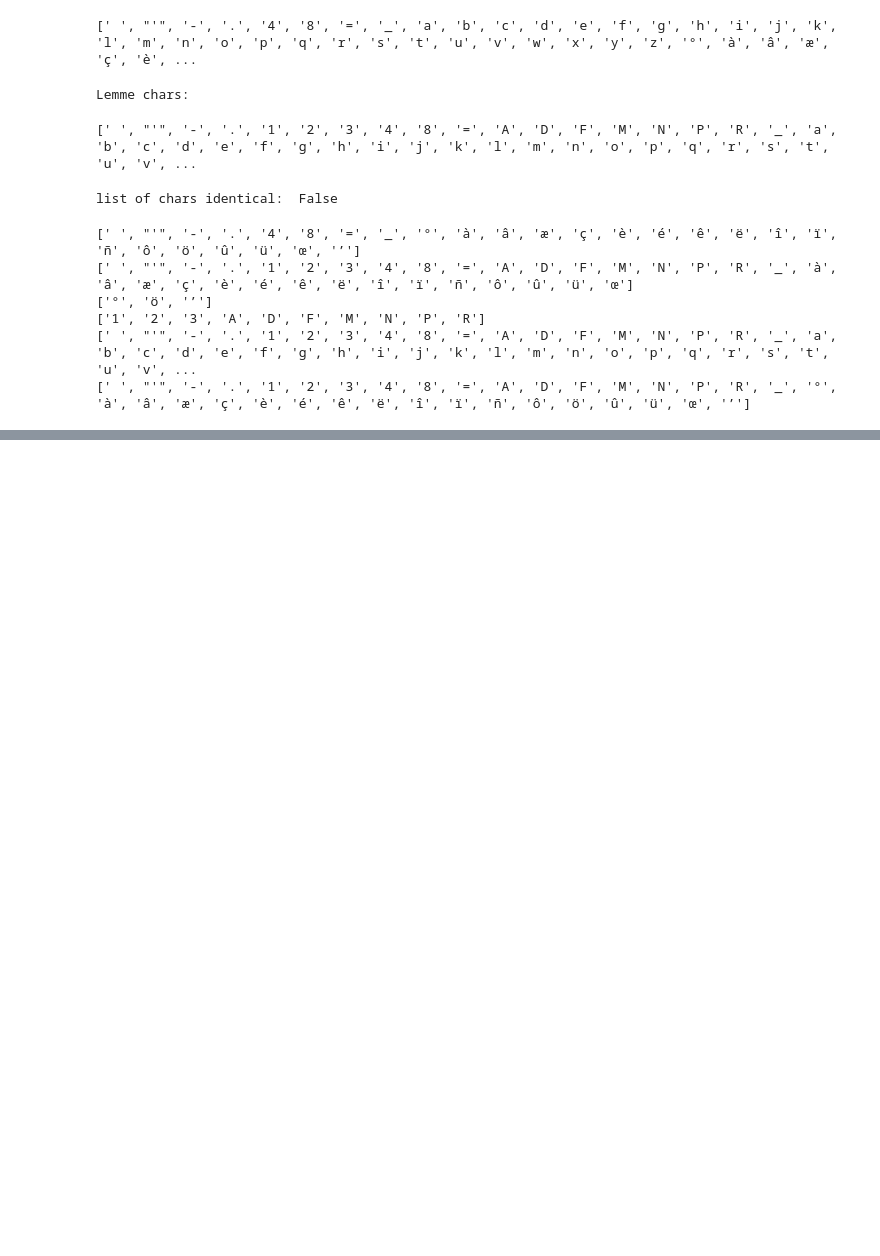
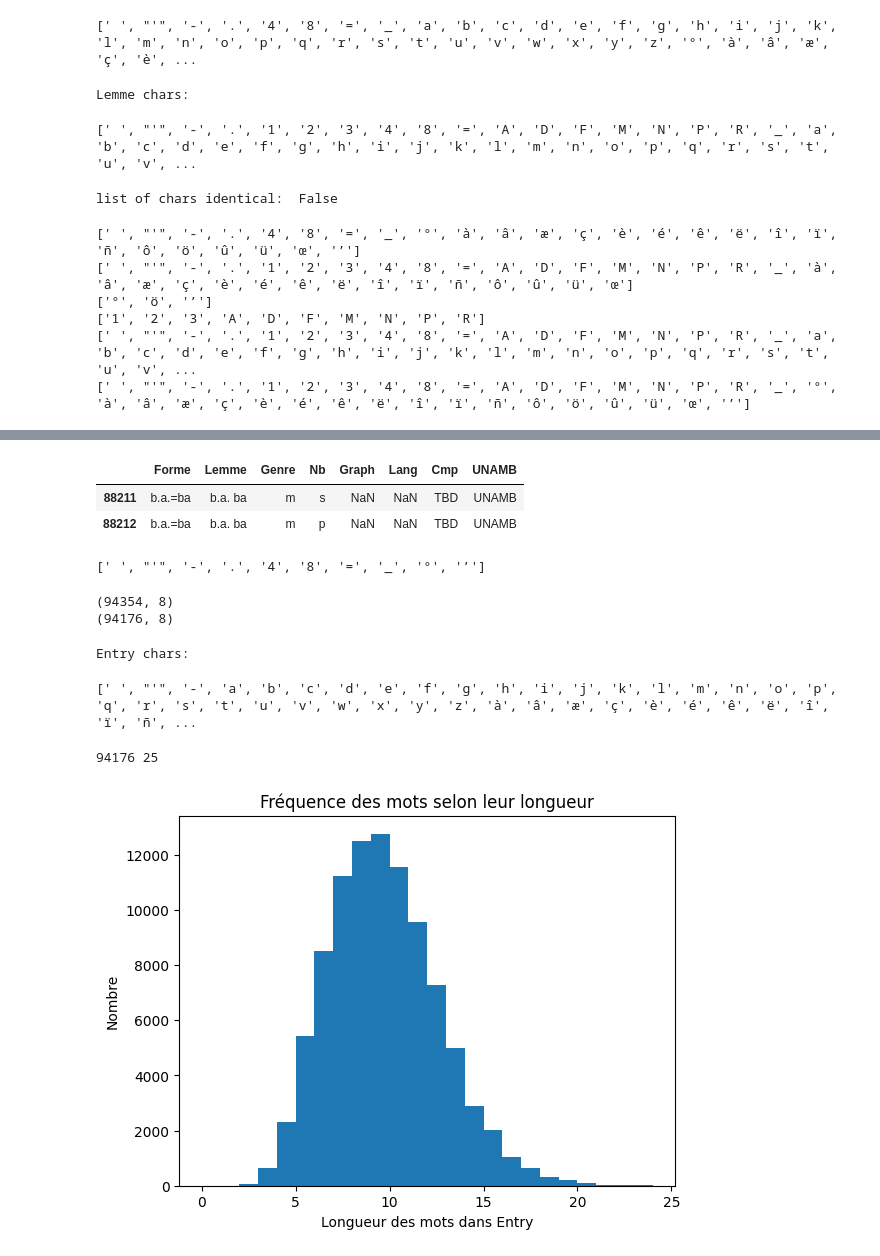
Before and after one commit to Fran-6/NLP_Genrage, a Jupyter notebook: le-DM/scripts.ipynb, the cells around one changed output, grey strips where cells are left out. Drawn from its saved outputs; the diff is of its cells as text; code cells hidden in the pictures; blank space fills up the shorter version.

Commit message:
ajout histogrammme longuer Lemme

```diff
--- a/le-DM/scripts.ipynb
+++ b/le-DM/scripts.ipynb
@@ -245,0 +286,7 @@ print(sorted((s_l | s_f) - s_az))
+# %%
+# vérifier le nombre de lignes qui contiennent vraiment "."
+df[df['Forme'].str.contains("\\.", case=False, na=False)]
+# %% [output]
+|  | Forme | Lemme | Genre | Nb | Graph | Lang | Cmp | UNAMB |
+| 88211 | b.a.=ba | b.a. ba | m | s | NaN | NaN | TBD | UNAMB |
+| 88212 | b.a.=ba | b.a. ba | m | p | NaN | NaN | TBD | UNAMB |
@@ -245,0 +308,67 @@ print(sorted((s_l | s_f) - s_az))
+# %%
+# la liste hors caractères alphanumériques
+print(s_f_notalpha)
+# %% [output]
+[' ', "'", '-', '.', '4', '8', '=', '_', '°', '’']
+# %%
+# suppression les lignes problématiques
+a_supprimer = ['\\.', '4', '8', '°', '’']
+
+print(df.shape)
+for l in a_supprimer:
+    df.drop(df[df['Forme'].str.contains(l)].index, inplace=True)
+
+print(df.shape)
+# %% [output]
+(94354, 8)
+(94176, 8)
+# %%
+
+# remplacement des séparateurs "=" et "_"
+
+# fonction explicite pour remplacer les séparateurs
+def clean_sep(row):
+    f, l = row[['Forme','Lemme']]
+    if "=" in f:
+        sep = "-" if "-" in l else " " if " " in l else ""
+        f = f.replace("=", sep)
+        return f
+    elif "_" in f:
+        sep = "-" if "-" in l else " " if " " in l else ""
+        f = f.replace("_", sep)
+        return f
+
+    return f
+
+# Ajouter une nouvelle colonne en utilisant la fonction directement avec apply
+df['Entry'] = df.apply(clean_sep, axis=1)
+# %%
+# créer ds listes de caractères utilisés dans entry
+# Déplacement de la colonne 'Entry' en première position :
+df = df.reindex(columns=['Entry'] + [col for col in df.columns if col != 'Entry'])
+
+entry_words = ''.join(df['Entry'].dropna())
+entry_chars = sorted(set(entry_words)) # transformé en liste triée
+
+print("Entry chars:")
+display(HTML('<div style="width: 1000px; white-space: pre-wrap;">{}</div>'.format(entry_chars)))
+# %% [output]
+Entry chars:
+[' ', "'", '-', 'a', 'b', 'c', 'd', 'e', 'f', 'g', 'h', 'i', 'j', 'k', 'l', 'm', 'n', 'o', 'p', 'q', 'r', 's', 't', 'u', 'v', 'w', 'x', 'y', 'z', 'à', 'â', 'æ', 'ç', 'è', 'é', 'ê', 'ë', 'î', 'ï', 'ñ', ...
+# %%
+# traçer un histogramme de la longueur des mots dans Entry
+
+serie = df["Lemme"]
+print(serie.str.len().count(), serie.str.len().max())
+# We can set the number of bins with the *bins* keyword argument.
+plt.hist(serie.str.len(), bins=range(serie.str.len().max()))
+
+# Ajouter des titres et des étiquettes
+plt.title('Fréquence des mots selon leur longueur')
+plt.xlabel('Longueur des mots dans Entry')
+plt.ylabel('Nombre')
+
+plt.show()
+# %% [output]
+94176 25
+[figure, added]
```
Also changed, not shown: parts of 13 cells of this notebook.
